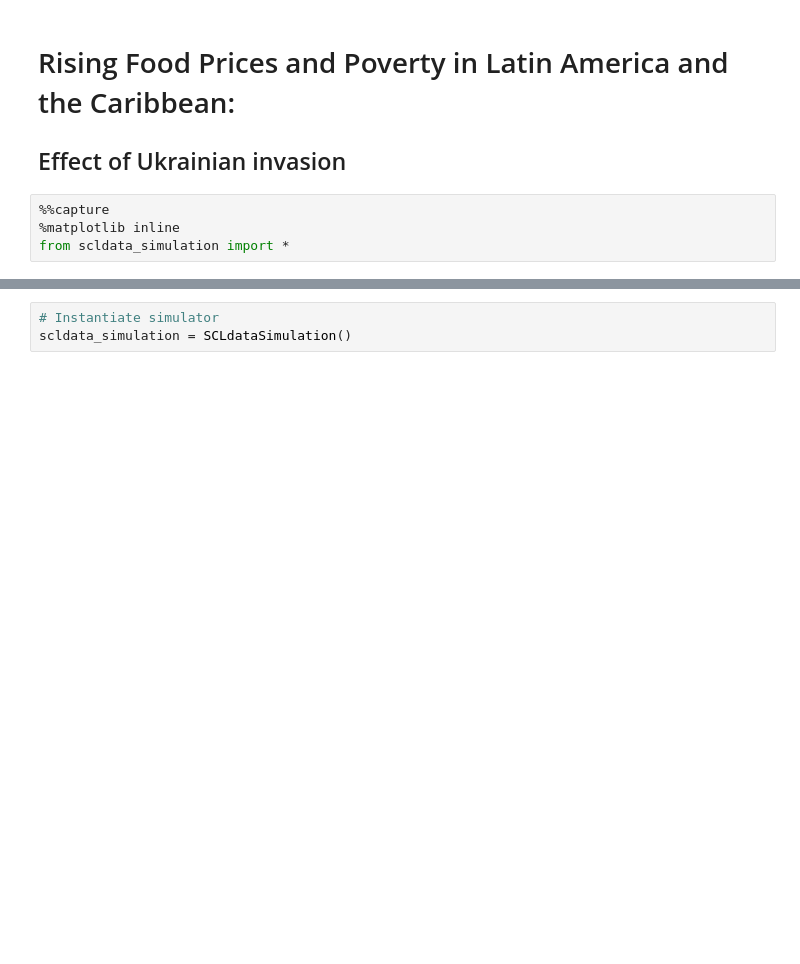
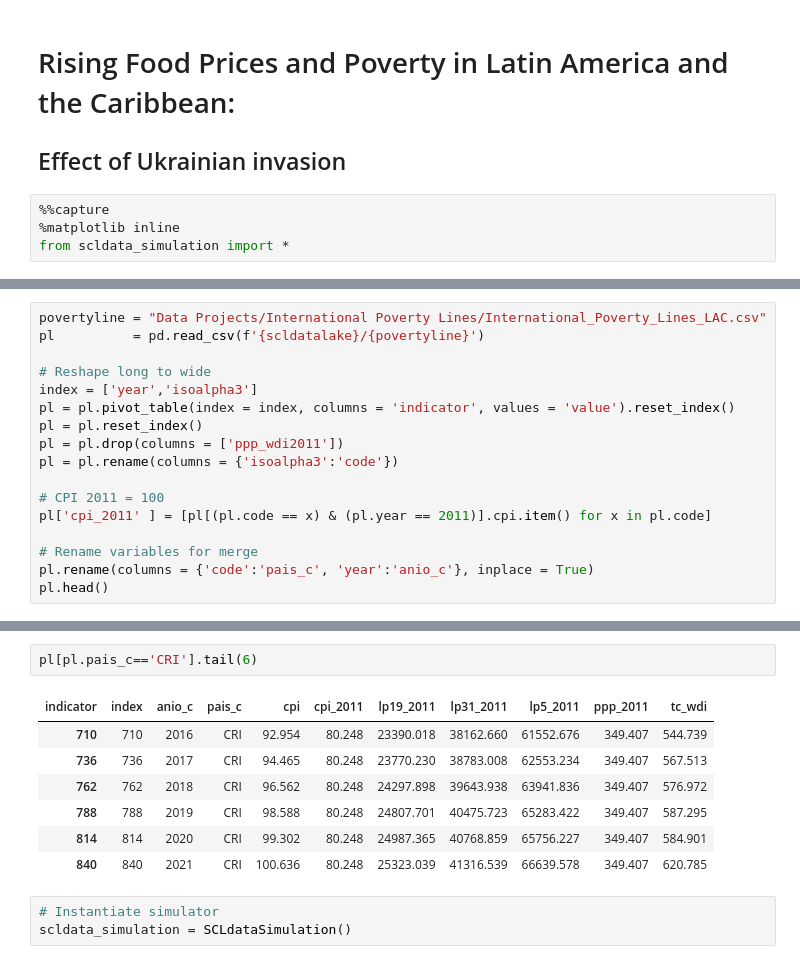
Before and after one commit to EL-BID/analytics_simulation_public_policy_scl, a Jupyter notebook: source/scldata_policy_simulation.ipynb, the cells around one changed output, grey strips where cells are left out. Saved outputs shown, nothing was run; the diff lists cells and outputs as text; blank space fills up the shorter version.

```diff
--- a/source/scldata_policy_simulation.ipynb
+++ b/source/scldata_policy_simulation.ipynb
@@ -7,0 +32,17 @@ from scldata_simulation import *
+# %%
+povertyline = "Data Projects/International Poverty Lines/International_Poverty_Lines_LAC.csv"
+pl          = pd.read_csv(f'{scldatalake}/{povertyline}')
+
+# Reshape long to wide
+index = ['year','isoalpha3']
+pl = pl.pivot_table(index = index, columns = 'indicator', values = 'value').reset_index()
+pl = pl.reset_index()
+pl = pl.drop(columns = ['ppp_wdi2011'])
+pl = pl.rename(columns = {'isoalpha3':'code'})
+
+# CPI 2011 = 100
+pl['cpi_2011' ] = [pl[(pl.code == x) & (pl.year == 2011)].cpi.item() for x in pl.code]
+
+# Rename variables for merge
+pl.rename(columns = {'code':'pais_c', 'year':'anio_c'}, inplace = True)
+pl.head()
@@ -8,3 +56,13 @@ from scldata_simulation import *
+# %%
+pl[pl.pais_c=='CRI'].tail(6)
+# %% [output]
+| indicator | index | anio_c | pais_c | cpi | cpi_2011 | lp19_2011 | lp31_2011 | lp5_2011 | ppp_2011 | tc_wdi |
+| 710 | 710 | 2016 | CRI | 92.954 | 80.248 | 23390.018 | 38162.660 | 61552.676 | 349.407 | 544.739 |
+| 736 | 736 | 2017 | CRI | 94.465 | 80.248 | 23770.230 | 38783.008 | 62553.234 | 349.407 | 567.513 |
+| 762 | 762 | 2018 | CRI | 96.562 | 80.248 | 24297.898 | 39643.938 | 63941.836 | 349.407 | 576.972 |
+| 788 | 788 | 2019 | CRI | 98.588 | 80.248 | 24807.701 | 40475.723 | 65283.422 | 349.407 | 587.295 |
+| 814 | 814 | 2020 | CRI | 99.302 | 80.248 | 24987.365 | 40768.859 | 65756.227 | 349.407 | 584.901 |
+| 840 | 840 | 2021 | CRI | 100.636 | 80.248 | 25323.039 | 41316.539 | 66639.578 | 349.407 | 620.785 |
 # %%
 # Instantiate simulator
 scldata_simulation = SCLdataSimulation()
```
Also changed, not shown: parts of 2 cells of this notebook, 6 other files.
